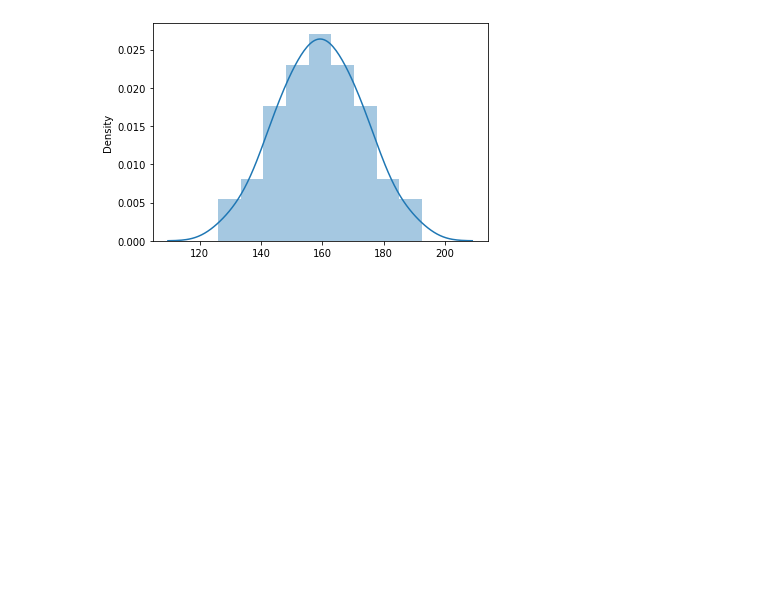
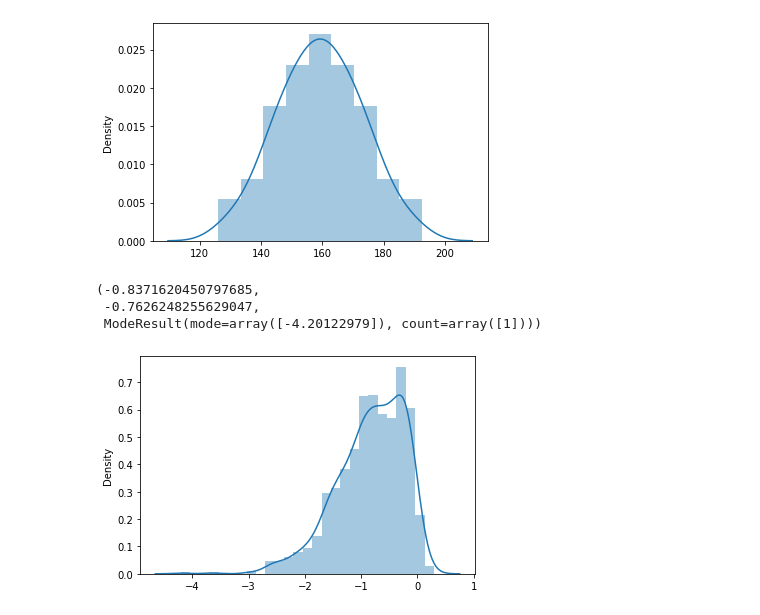
Before and after one commit to AndreyCesarVilacha/Statistic-PY, a Jupyter notebook: Fundamentals.ipynb, the cells around one changed output. Saved outputs shown, nothing was run; the diff lists cells and outputs as text; code cells hidden in the pictures; blank space fills up the shorter version.

```diff
--- a/Fundamentals.ipynb
+++ b/Fundamentals.ipynb
@@ -910,3 +910,25 @@ sns.distplot(data)
 # %% [output]
 <matplotlib.axes._subplots.AxesSubplot at 0x...>
 [figure]
+# %%
+#Bias
+from scipy.stats import skewnorm
+
+#Positively skewed
+normal_data_posi_skewed = skewnorm.rvs(a = 10, size = 1000)
+sns.distplot(normal_data_posi_skewed);
+#Checking the mean, median and mode
+normal_data_posi_skewed.mean(), np.median(normal_data_posi_skewed), stats.mode(normal_data_posi_skewed)
+#(0.8086322989590272, 0.6996546276620645, ModeResult(mode=array([-0.23707906]), count=array([1])))
+
+#Negatively skewed
+normal_data_nega_skewed = skewnorm.rvs(a = -10, size = 1000)
+sns.distplot(normal_data_nega_skewed);
+#Checking the mean, median and mode
+normal_data_nega_skewed.mean(), np.median(normal_data_nega_skewed), stats.mode(normal_data_nega_skewed)
+#(-0.8371620450797685, -0.7626248255629047, ModeResult(mode=array([-4.20122979]), count=array([1])))
+# %% [output]
+(-0.8371620450797685,
+ -0.7626248255629047,
+ ModeResult(mode=array([-4.20122979]), count=array([1])))
+[figure, added]
```
